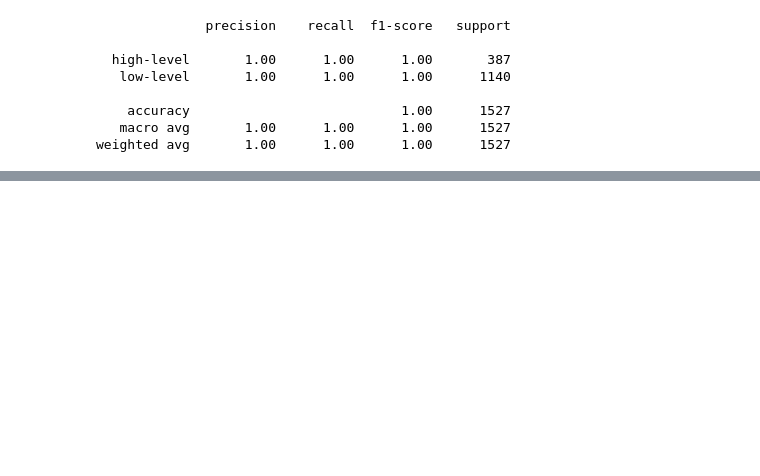
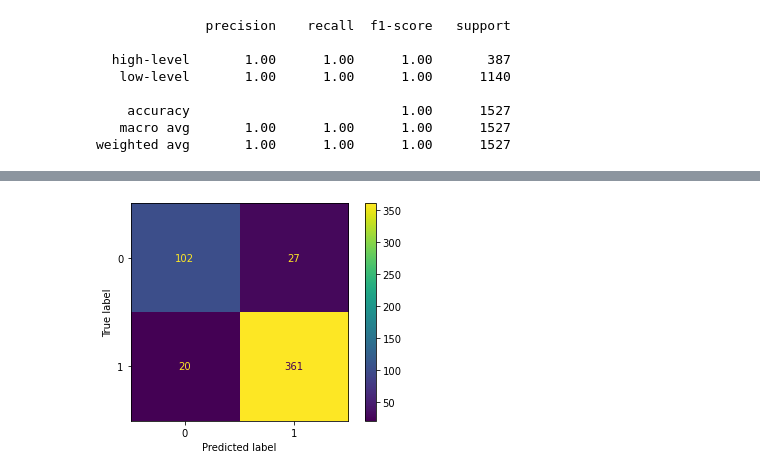
Before and after one commit to OrnelaDanushi/DM-project21, a Jupyter notebook: Task3/Classification.ipynb, the cells around one changed output, grey strips where cells are left out. Cells and saved outputs as stored; diff of their text form; code cells hidden in the pictures; blank space fills up the shorter version.

Commit message:
svm, rule_based, randomforest

```diff
--- a/Task3/Classification.ipynb
+++ b/Task3/Classification.ipynb
@@ -727,0 +761,4 @@ weighted avg       0.86      0.86      0.86       510
+# %%
+rb_grid.fit(train_set, train_label)
+train_pred_rb = svm_grid.predict(train_set)
+test_pred_rb = svm_grid.predict(test_set)
@@ -727,0 +772,16 @@ weighted avg       0.86      0.86      0.86       510
+# %%
+param_dist = {"max_depth": [2,3,5,6,7,10,12,None],
+              "max_features": sp_randint(1, len(train_set.iloc[0]) + 1),
+              "min_samples_split": sp_randint(10, 51),
+              "min_samples_leaf": sp_randint(10, 51),
+              "bootstrap": [True, False],
+              "criterion": ["entropy", "gini"],
+              "class_weight":['balanced', None, {0: 0.65, 1: 0.35}]}
+
+rf_grid = RandomizedSearchCV(RandomForestClassifier(n_estimators=30), param_distributions=param_dist,
+                            n_iter=50,
+                            n_jobs=10,
+                            scoring=make_scorer(accuracy_score))
+# %%
+#run the grid search
+rf_grid.fit(train_set, train_label)
@@ -727,0 +801,3 @@ weighted avg       0.86      0.86      0.86       510
+# %%
+train_pred_rf = rt_grid.predict(train_set)
+test_pred_rf = rt_grid.predict(test_set)
@@ -727,0 +827,6 @@ weighted avg       0.86      0.86      0.86       510
+# %%
+cm = confusion_matrix(test_label, test_pred_rf)
+plot_confusion_matrix(rf_grid, test_set, test_label)
+plt.show()
+# %% [output]
+[figure, added]
```
Also changed, not shown: parts of 26 cells of this notebook.
